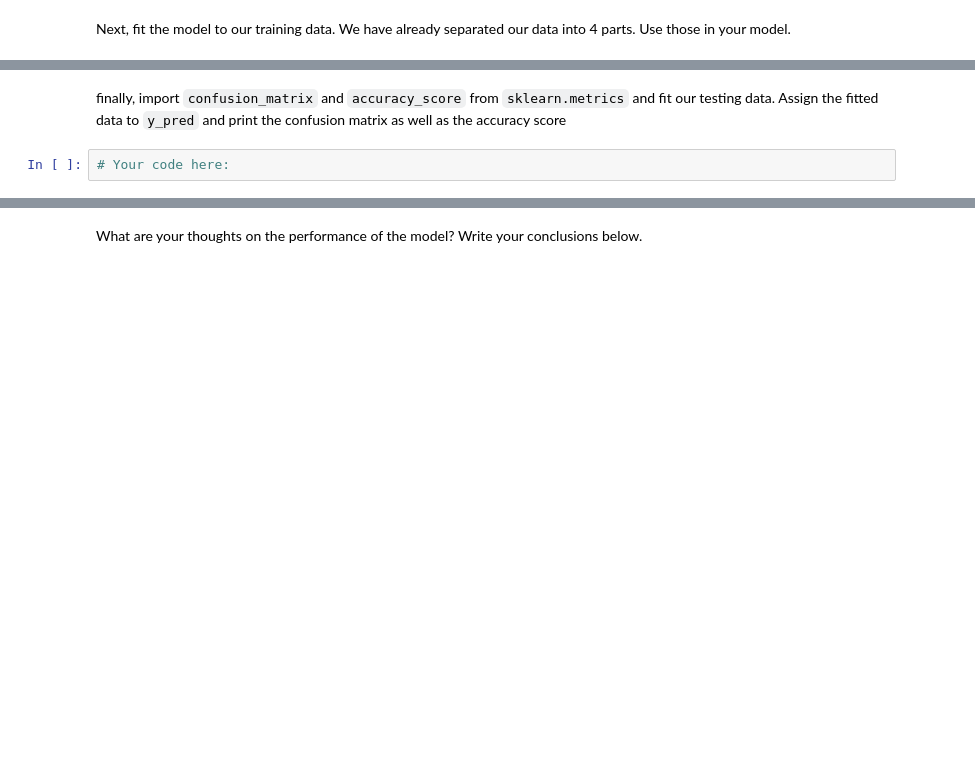
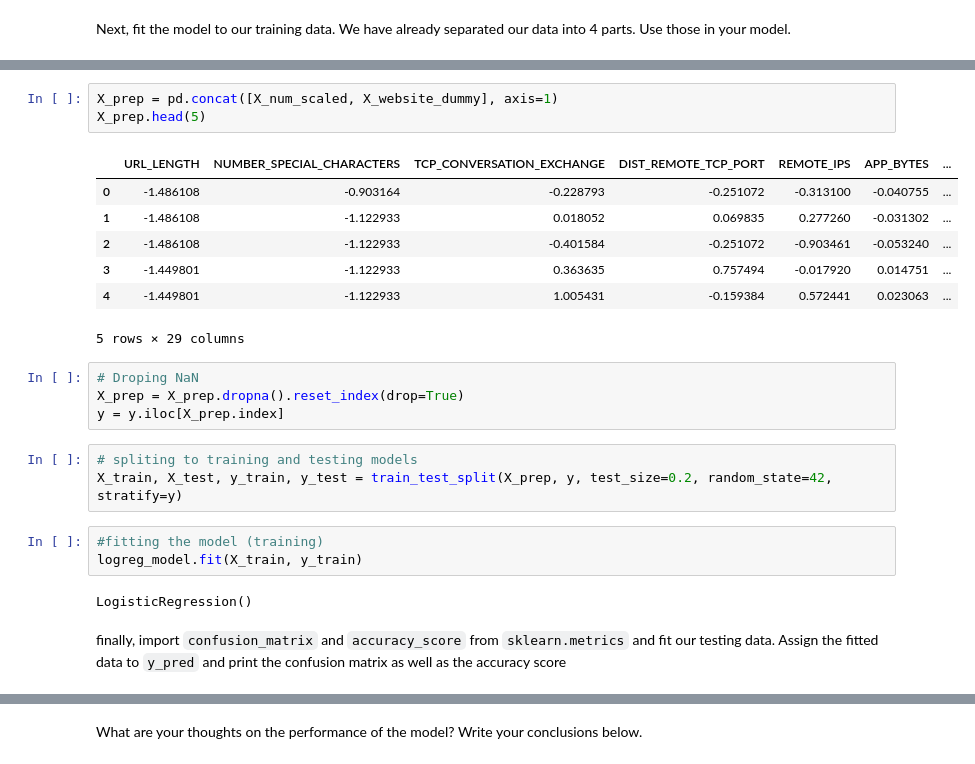
Before and after one commit to Marinasel86/supervised-learning-classification, a Jupyter notebook: your-code/main.ipynb, the cells around one changed output, grey strips where cells are left out. Cells and saved outputs as stored; diff of their text form; blank space fills up the shorter version.

```diff
--- a/your-code/main.ipynb
+++ b/your-code/main.ipynb
@@ -532,4 +533,25 @@ Next, fit the model to our training data. We have already separated our data int
+# %%
+X_prep = pd.concat([X_num_scaled, X_website_dummy], axis=1)
+X_prep.head(5)
+# %% [output]
+|  | URL_LENGTH | NUMBER_SPECIAL_CHARACTERS | TCP_CONVERSATION_EXCHANGE | DIST_REMOTE_TCP_PORT | REMOTE_IPS | APP_BYTES | ... |
+| 0 | -1.486108 | -0.903164 | -0.228793 | -0.251072 | -0.313100 | -0.040755 | ... |
+| 1 | -1.486108 | -1.122933 | 0.018052 | 0.069835 | 0.277260 | -0.031302 | ... |
+| 2 | -1.486108 | -1.122933 | -0.401584 | -0.251072 | -0.903461 | -0.053240 | ... |
+| 3 | -1.449801 | -1.122933 | 0.363635 | 0.757494 | -0.017920 | 0.014751 | ... |
+| 4 | -1.449801 | -1.122933 | 1.005431 | -0.159384 | 0.572441 | 0.023063 | ... |
+5 rows × 29 columns
+# %%
+# Droping NaN
+X_prep = X_prep.dropna().reset_index(drop=True)
+y = y.iloc[X_prep.index]
+# %%
+# spliting to training and testing models
+X_train, X_test, y_train, y_test = train_test_split(X_prep, y, test_size=0.2, random_state=42, stratify=y)
+# %%
+#fitting the model (training)
+logreg_model.fit(X_train, y_train)
+# %% [output]
+LogisticRegression()
 # %% [markdown]
 finally, import `confusion_matrix` and `accuracy_score` from `sklearn.metrics` and fit our testing data. Assign the fitted data to `y_pred` and print the confusion matrix as well as the accuracy score
-# %%
-# Your code here:
```
Also changed, not shown: parts of 64 cells of this notebook.
